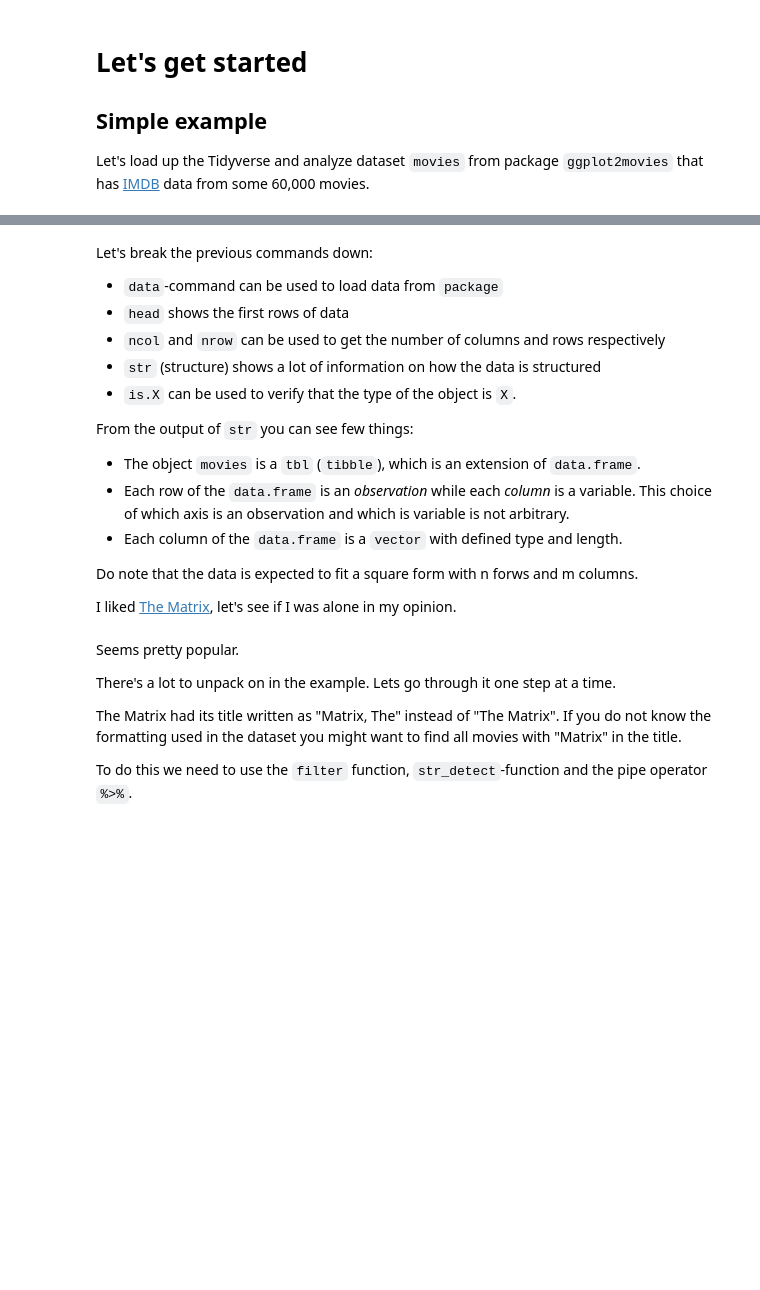
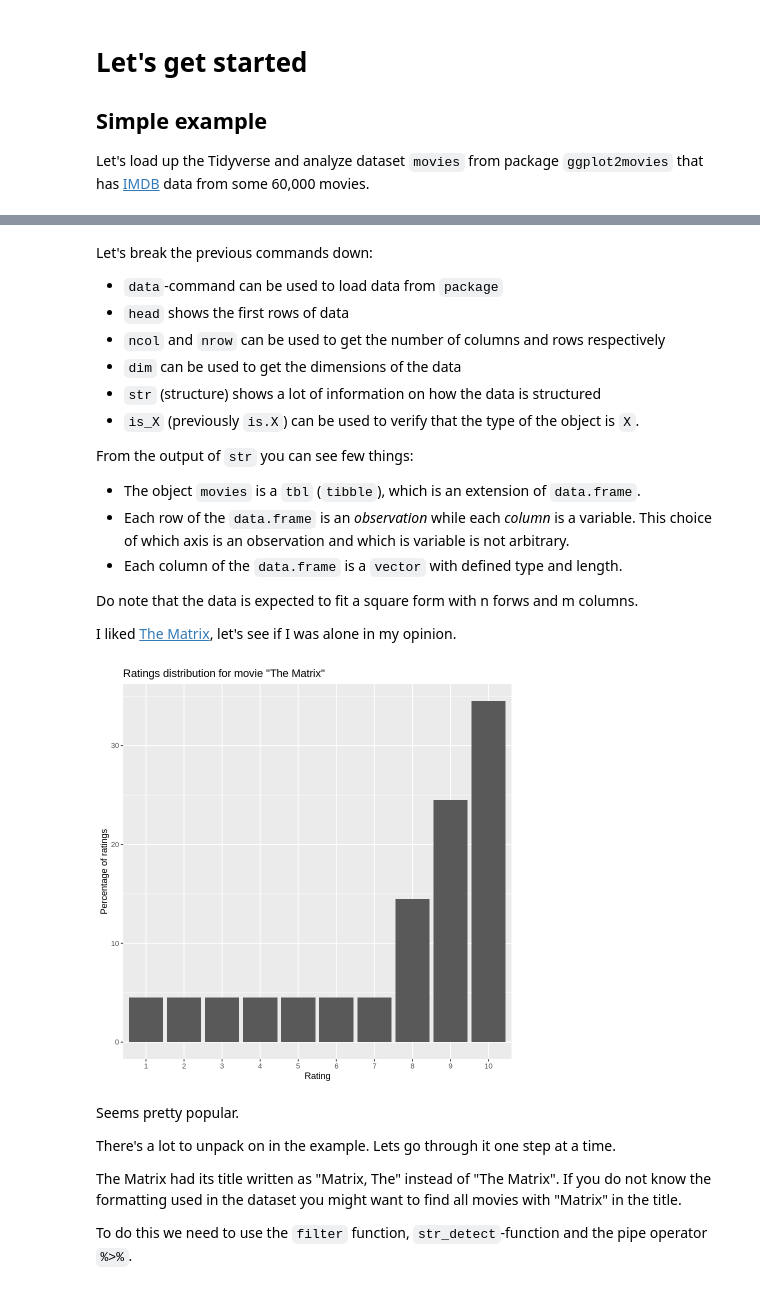
Before and after one commit to AaltoSciComp/python-r-data-analysis-course, a Jupyter notebook: r/01_Introduction_to_R.ipynb, the cells around one changed output, grey strips where cells are left out. Cells and saved outputs as stored; diff of their text form; code cells hidden in the pictures; blank space fills up the shorter version.

```diff
--- a/r/01_Introduction_to_R.ipynb
+++ b/r/01_Introduction_to_R.ipynb
@@ -97,8 +144,9 @@ Let's break the previous commands down:
 - `data`-command can be used to load data from `package`
 - `head` shows the first rows of data
 - `ncol` and `nrow` can be used to get the number of columns and rows respectively
+- `dim` can be used to get the dimensions of the data
 - `str` (structure) shows a lot of information on how the data is structured
-- `is.X` can be used to verify that the type of the object is `X`.
+- `is_X` (previously `is.X`) can be used to verify that the type of the object is `X`.
 
 From the output of `str` you can see few things:
 - The object `movies` is a `tbl` (`tibble`), which is an extension of `data.frame`.
@@ -111,14 +159,16 @@ I liked [The Matrix](http://www.imdb.com/title/tt0133093/), let's see if I was a
 # %%
 movies %>%
     filter(title == 'Matrix, The') %>%
-    select(num_range('r',1:10)) %>%
+    select(r1:r10) %>%
     gather(key='rating',value='percentage',factor_key=T) %>%
     mutate(rating=factor(as.integer(rating))) %>%
     ggplot(aes(x=rating,y=percentage)) +
             geom_col() +
             ggtitle('Ratings distribution for movie "The Matrix"') +
             xlab('Rating') +
             ylab('Percentage of ratings')
+# %% [output]
+[figure, added]
 # %% [markdown]
 Seems pretty popular.
 
```
Also changed, not shown: parts of 26 cells of this notebook, 1 other file.
